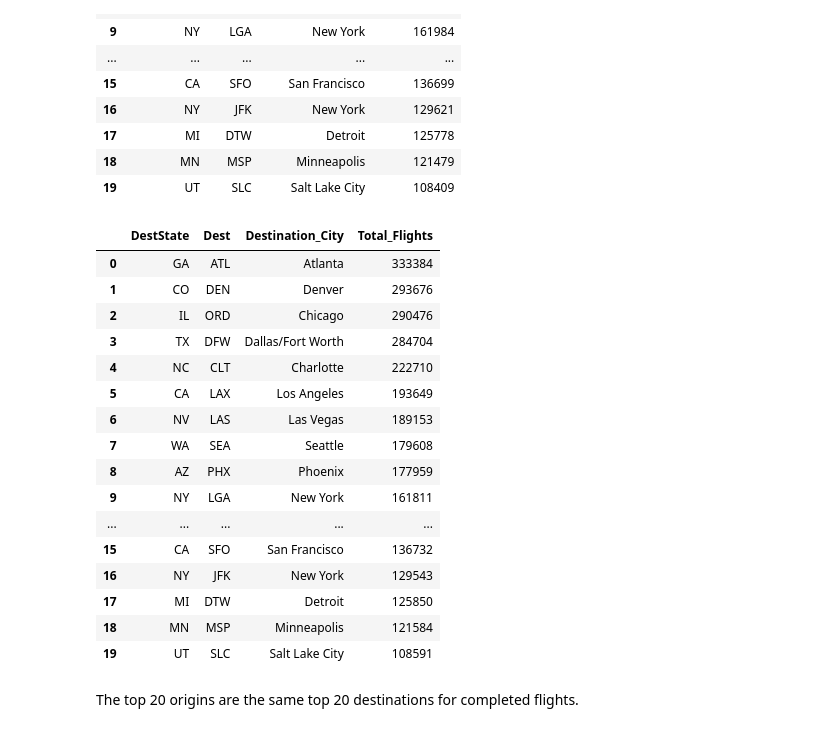
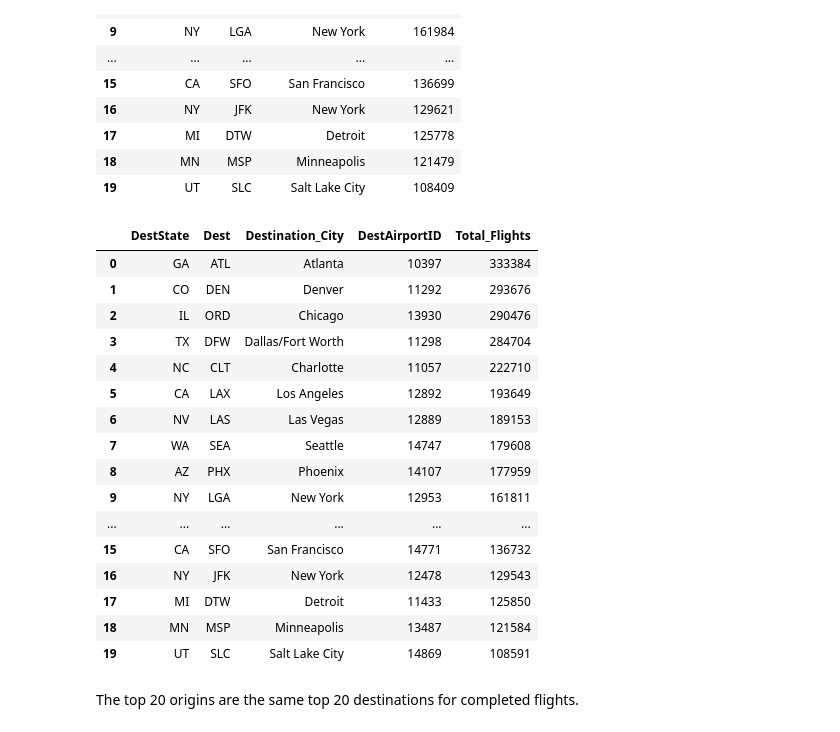
Before and after one commit to dezertdweller/flight-cancellations, a Jupyter notebook: notebooks/exploratory-data-analysis.ipynb, the cells around one changed output. Cells and saved outputs as stored; diff of their text form; code cells hidden in the pictures.

Commit message:
Determined airports and geos for weather data.

```diff
--- a/notebooks/exploratory-data-analysis.ipynb
+++ b/notebooks/exploratory-data-analysis.ipynb
@@ -727,27 +727,27 @@ origin_flights_df.head(20)
 | 19 | UT | SLC | Salt Lake City | 108409 |
 # %%
 #calculate top 20 destinations for completed flights
-dest_flights_df = completed_flights_df.groupby(['DestState','Dest', 'Destination_City']).size().sort_values(ascending=False).reset_index(name='Total_Flights')
+dest_flights_df = completed_flights_df.groupby(['DestState','Dest', 'Destination_City', 'DestAirportID']).size().sort_values(ascending=False).reset_index(name='Total_Flights')
 top_20_dest = dest_flights_df.head(20)
 top_20_dest
 # %% [output]
-|  | DestState | Dest | Destination_City | Total_Flights |
-| 0 | GA | ATL | Atlanta | 333384 |
-| 1 | CO | DEN | Denver | 293676 |
-| 2 | IL | ORD | Chicago | 290476 |
-| 3 | TX | DFW | Dallas/Fort Worth | 284704 |
-| 4 | NC | CLT | Charlotte | 222710 |
-| 5 | CA | LAX | Los Angeles | 193649 |
-| 6 | NV | LAS | Las Vegas | 189153 |
-| 7 | WA | SEA | Seattle | 179608 |
-| 8 | AZ | PHX | Phoenix | 177959 |
-| 9 | NY | LGA | New York | 161811 |
-| ... | ... | ... | ... | ... |
-| 15 | CA | SFO | San Francisco | 136732 |
-| 16 | NY | JFK | New York | 129543 |
-| 17 | MI | DTW | Detroit | 125850 |
-| 18 | MN | MSP | Minneapolis | 121584 |
-| 19 | UT | SLC | Salt Lake City | 108591 |
+|  | DestState | Dest | Destination_City | DestAirportID | Total_Flights |
+| 0 | GA | ATL | Atlanta | 10397 | 333384 |
+| 1 | CO | DEN | Denver | 11292 | 293676 |
+| 2 | IL | ORD | Chicago | 13930 | 290476 |
+| 3 | TX | DFW | Dallas/Fort Worth | 11298 | 284704 |
+| 4 | NC | CLT | Charlotte | 11057 | 222710 |
+| 5 | CA | LAX | Los Angeles | 12892 | 193649 |
+| 6 | NV | LAS | Las Vegas | 12889 | 189153 |
+| 7 | WA | SEA | Seattle | 14747 | 179608 |
+| 8 | AZ | PHX | Phoenix | 14107 | 177959 |
+| 9 | NY | LGA | New York | 12953 | 161811 |
+| ... | ... | ... | ... | ... | ... |
+| 15 | CA | SFO | San Francisco | 14771 | 136732 |
+| 16 | NY | JFK | New York | 12478 | 129543 |
+| 17 | MI | DTW | Detroit | 11433 | 125850 |
+| 18 | MN | MSP | Minneapolis | 13487 | 121584 |
+| 19 | UT | SLC | Salt Lake City | 14869 | 108591 |
 # %% [markdown]
 The top 20 origins are the same top 20 destinations for completed flights.
 # %%
```
Also changed, not shown: parts of 12 cells of this notebook, 1 other file.
